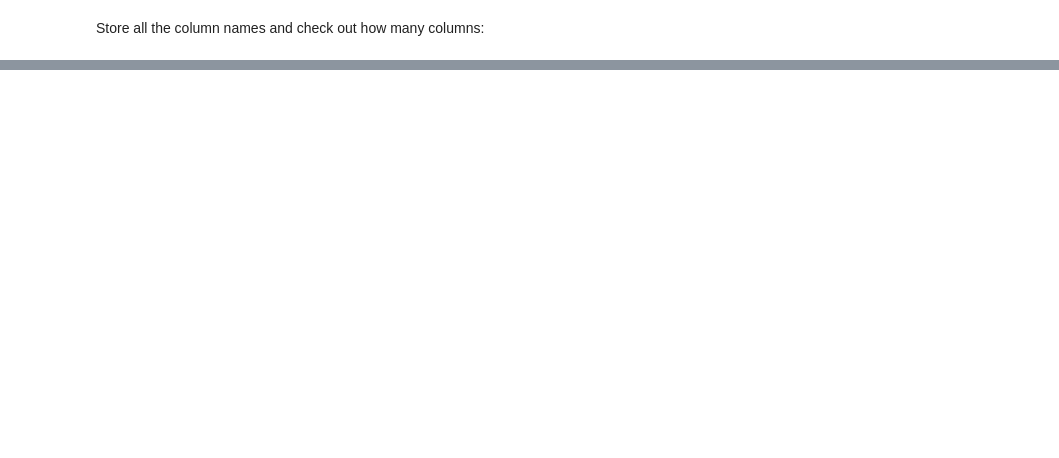
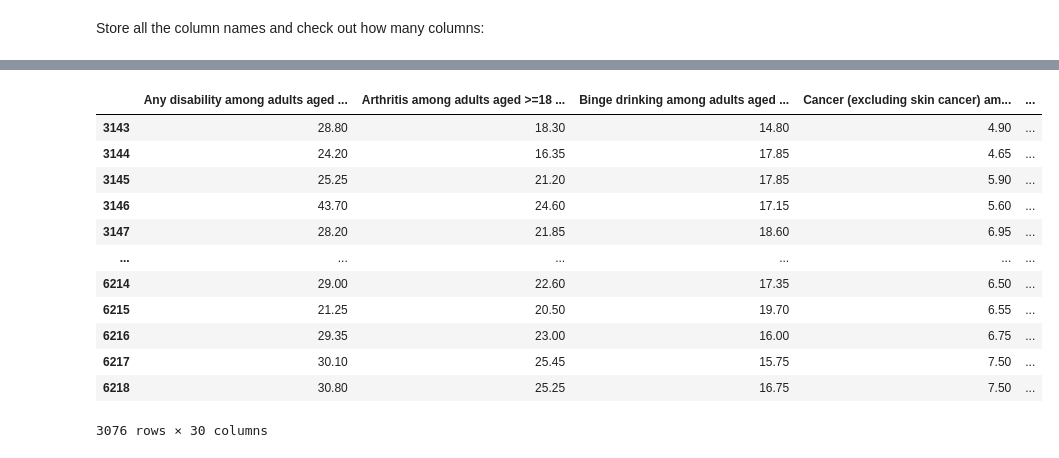
Before and after one commit to dereksgithub/cities_study_QM_Term_project, a Jupyter notebook: cdc_data.ipynb, the cells around one changed output, grey strips where cells are left out. Cells and saved outputs as stored; diff of their text form; code cells hidden in the pictures; blank space fills up the shorter version.

```diff
--- a/cdc_data.ipynb
+++ b/cdc_data.ipynb
@@ -108,0 +156,16 @@ This only shows
+# %%
+cityHealth2021_dropyear_cleaned
+# %% [output]
+|  | Any disability among adults aged ... | Arthritis among adults aged >=18 ... | Binge drinking among adults aged ... | Cancer (excluding skin cancer) am... | ... |
+| 3143 | 28.80 | 18.30 | 14.80 | 4.90 | ... |
+| 3144 | 24.20 | 16.35 | 17.85 | 4.65 | ... |
+| 3145 | 25.25 | 21.20 | 17.85 | 5.90 | ... |
+| 3146 | 43.70 | 24.60 | 17.15 | 5.60 | ... |
+| 3147 | 28.20 | 21.85 | 18.60 | 6.95 | ... |
+| ... | ... | ... | ... | ... | ... |
+| 6214 | 29.00 | 22.60 | 17.35 | 6.50 | ... |
+| 6215 | 21.25 | 20.50 | 19.70 | 6.55 | ... |
+| 6216 | 29.35 | 23.00 | 16.00 | 6.75 | ... |
+| 6217 | 30.10 | 25.45 | 15.75 | 7.50 | ... |
+| 6218 | 30.80 | 25.25 | 16.75 | 7.50 | ... |
+3076 rows × 30 columns
```
Also changed, not shown: parts of 29 cells of this notebook.
